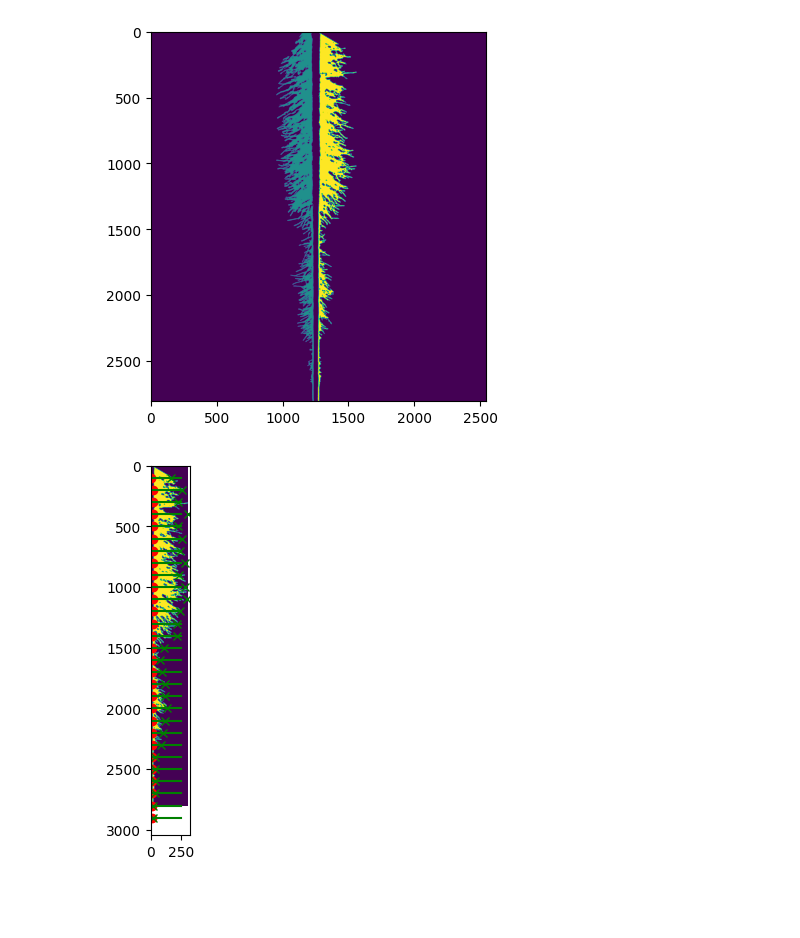
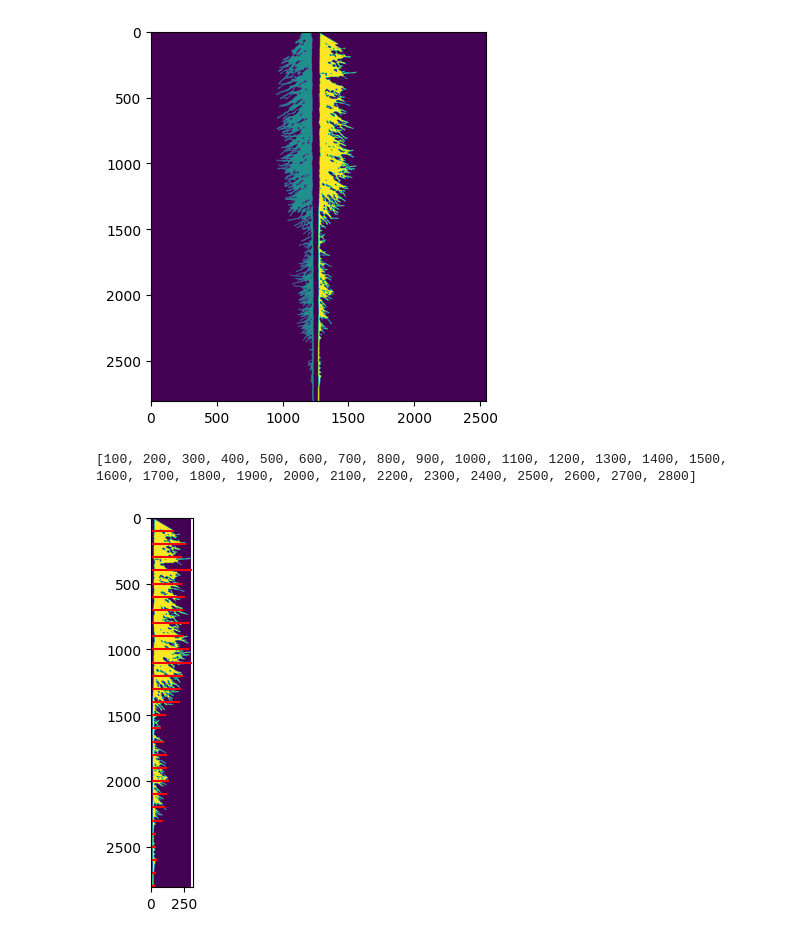
Before and after one commit to iantsang779/pyRootHair, a Jupyter notebook: demo/demo.ipynb, the cells around one changed output. Cells and saved outputs as stored; diff of their text form; code cells hidden in the pictures; blank space fills up the shorter version.

```diff
--- a/demo/demo.ipynb
+++ b/demo/demo.ipynb
@@ -379,39 +379,34 @@ for index, segment in enumerate(root_hair_segment_props): # loop over each root
 
     for bin_start in range(0, max_height, height_bin_size): # sliding window down each section
 
         bin_end = bin_start + height_bin_size # calculate bin end
         rh_segment = segment_mask[bin_start:bin_end, :] # define mask for sliding window for root hairs
         _, rh_segment_measured = clean_root_chunk(rh_segment)
         rh_segment_area = [segment['area'] for segment in rh_segment_measured] # area of each segment
 
         for region in rh_segment_measured: # get
             _, min_segment_col, _, max_segment_col = region.bbox
             horizontal_rh_length = max_segment_col - min_segment_col
 
 
         if index == 0:
             horizontal_rh_list_1.append(horizontal_rh_length)
             rh_area_list_1.append(rh_segment_area)
             bin_end_list_1.append(bin_end)
             min_col_list_1.append(min_segment_col)
             max_col_list_1.append(max_segment_col)
 
         elif index == 1:
             horizontal_rh_list_2.append(horizontal_rh_length)
             rh_area_list_2.append(rh_segment_area)
             bin_end_list_2.append(bin_end)
             min_col_list_2.append(min_segment_col)
             max_col_list_2.append(max_segment_col)
 
-bbox_list_1 = zip(min_col_list_1, min_col_list_2)
-bbox_list_2 = zip(min_col_list_2, min_col_list_2)
-
 plt.imshow(segment_mask)
 
-for idx, point in enumerate(bin_end_list_1):
-    plt.plot(min_col_list_2[idx], point, 'ro')
-    plt.plot(max_col_list_2[idx], point, 'gx')
-    plt.plot((0, max_col_list_2[idx]), (point, point), 'g-')
-    # plt.plot(((point, min_col_list_2[idx]),(point, max_col_list_2[idx])), 'ro')
+for idx, point in enumerate(bin_end_list_1[:-1]):
+    plt.plot((0, max_col_list_2[idx]), (point, point), 'r-')
 # %% [output]
+[100, 200, 300, 400, 500, 600, 700, 800, 900, 1000, 1100, 1200, 1300, 1400, 1500, 1600, 1700, 1800, 1900, 2000, 2100, 2200, 2300, 2400, 2500, 2600, 2700, 2800]
-[figure, old version]
+[figure, new version]
```
Also changed, not shown: parts of 17 cells of this notebook, 1 other file.
